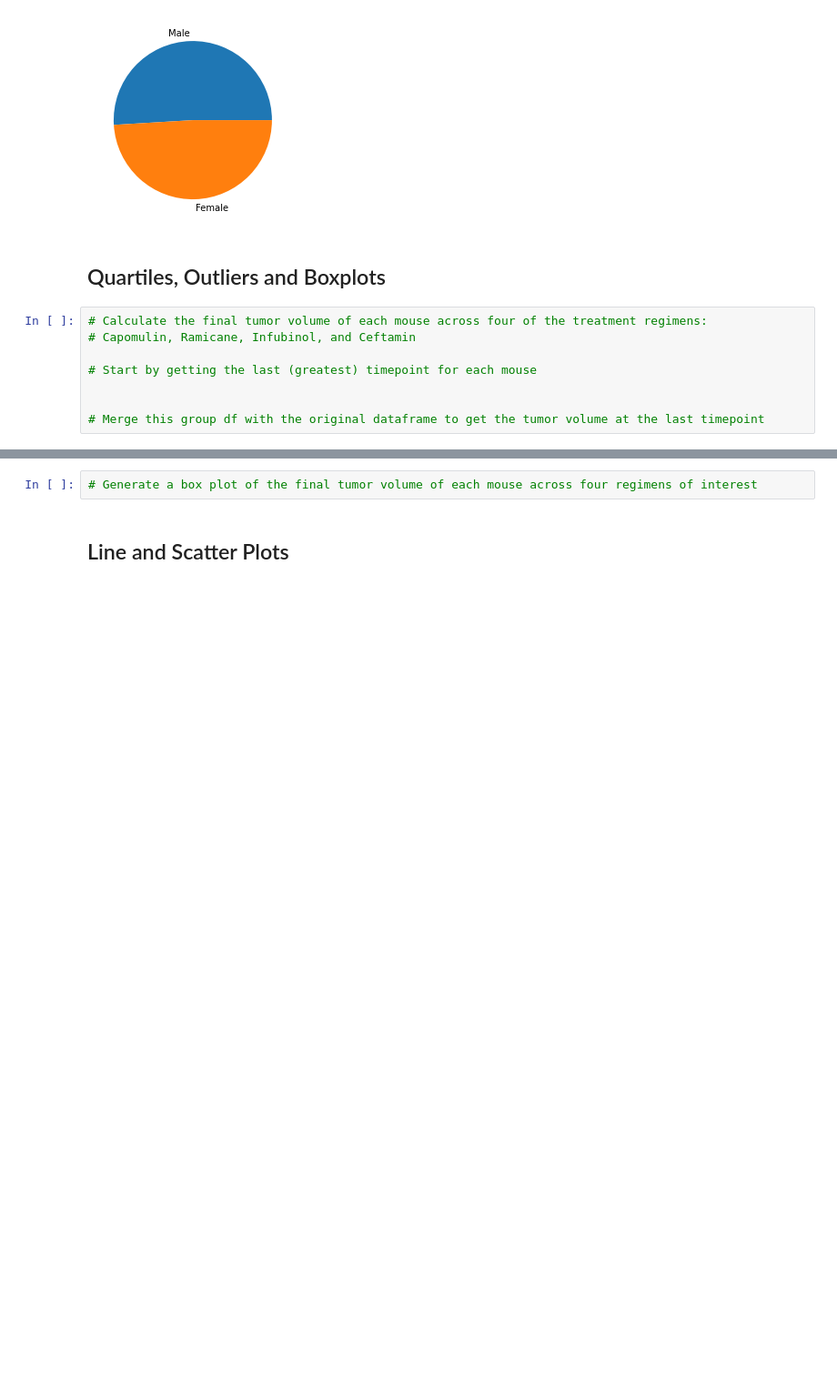
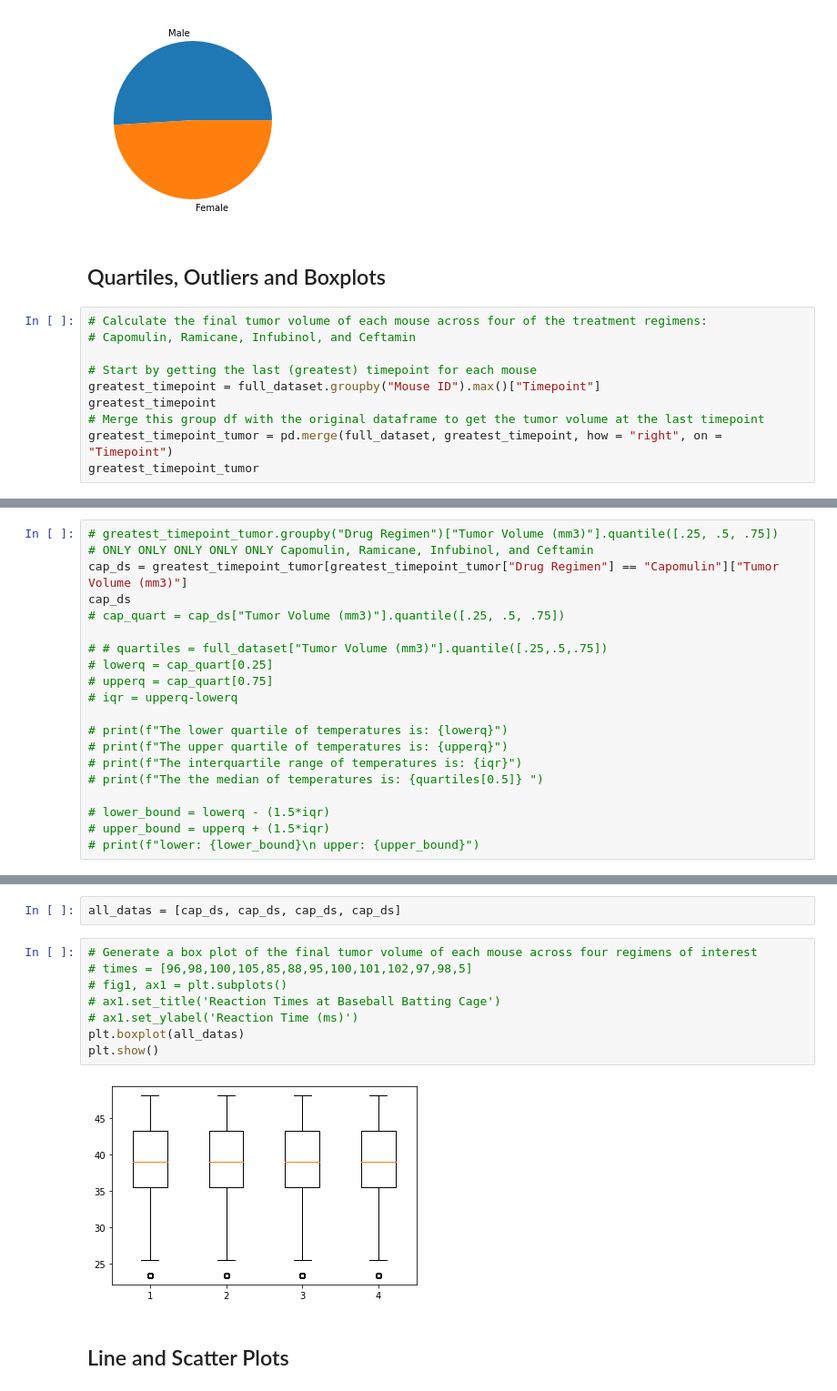
Before and after one commit to pjb327/matplotlib_hw, a Jupyter notebook: pymaceuticals_starter.ipynb, the cells around one changed output, grey strips where cells are left out. Shown at 91% size. Drawn from its saved outputs; the diff is of its cells as text; blank space fills up the shorter version.

```diff
--- a/pymaceuticals_starter.ipynb
+++ b/pymaceuticals_starter.ipynb
@@ -173,6 +173,8 @@ plt.show
 # Capomulin, Ramicane, Infubinol, and Ceftamin
 
 # Start by getting the last (greatest) timepoint for each mouse
-
-
+greatest_timepoint = full_dataset.groupby("Mouse ID").max()["Timepoint"]
+greatest_timepoint
 # Merge this group df with the original dataframe to get the tumor volume at the last timepoint
+greatest_timepoint_tumor = pd.merge(full_dataset, greatest_timepoint, how = "right", on = "Timepoint")
+greatest_timepoint_tumor
@@ -195,0 +251,20 @@ plt.show
+# %%
+# greatest_timepoint_tumor.groupby("Drug Regimen")["Tumor Volume (mm3)"].quantile([.25, .5, .75])
+# ONLY ONLY ONLY ONLY ONLY Capomulin, Ramicane, Infubinol, and Ceftamin
+cap_ds = greatest_timepoint_tumor[greatest_timepoint_tumor["Drug Regimen"] == "Capomulin"]["Tumor Volume (mm3)"]
+cap_ds
+# cap_quart = cap_ds["Tumor Volume (mm3)"].quantile([.25, .5, .75])
+
+# # quartiles = full_dataset["Tumor Volume (mm3)"].quantile([.25,.5,.75])
+# lowerq = cap_quart[0.25]
+# upperq = cap_quart[0.75]
+# iqr = upperq-lowerq
+
+# print(f"The lower quartile of temperatures is: {lowerq}")
+# print(f"The upper quartile of temperatures is: {upperq}")
+# print(f"The interquartile range of temperatures is: {iqr}")
+# print(f"The the median of temperatures is: {quartiles[0.5]} ")
+
+# lower_bound = lowerq - (1.5*iqr)
+# upper_bound = upperq + (1.5*iqr)
+# print(f"lower: {lower_bound}\n upper: {upper_bound}")
@@ -196,5 +284,15 @@ plt.show
+# %%
+all_datas = [cap_ds, cap_ds, cap_ds, cap_ds]
 # %%
 # Generate a box plot of the final tumor volume of each mouse across four regimens of interest
+# times = [96,98,100,105,85,88,95,100,101,102,97,98,5]
+# fig1, ax1 = plt.subplots()
+# ax1.set_title('Reaction Times at Baseball Batting Cage')
+# ax1.set_ylabel('Reaction Time (ms)')
+plt.boxplot(all_datas)
+plt.show()
+# %% [output]
+[figure, added]
 # %% [markdown]
 ## Line and Scatter Plots
 # %%
```
Also changed, not shown: parts of 7 cells of this notebook.
